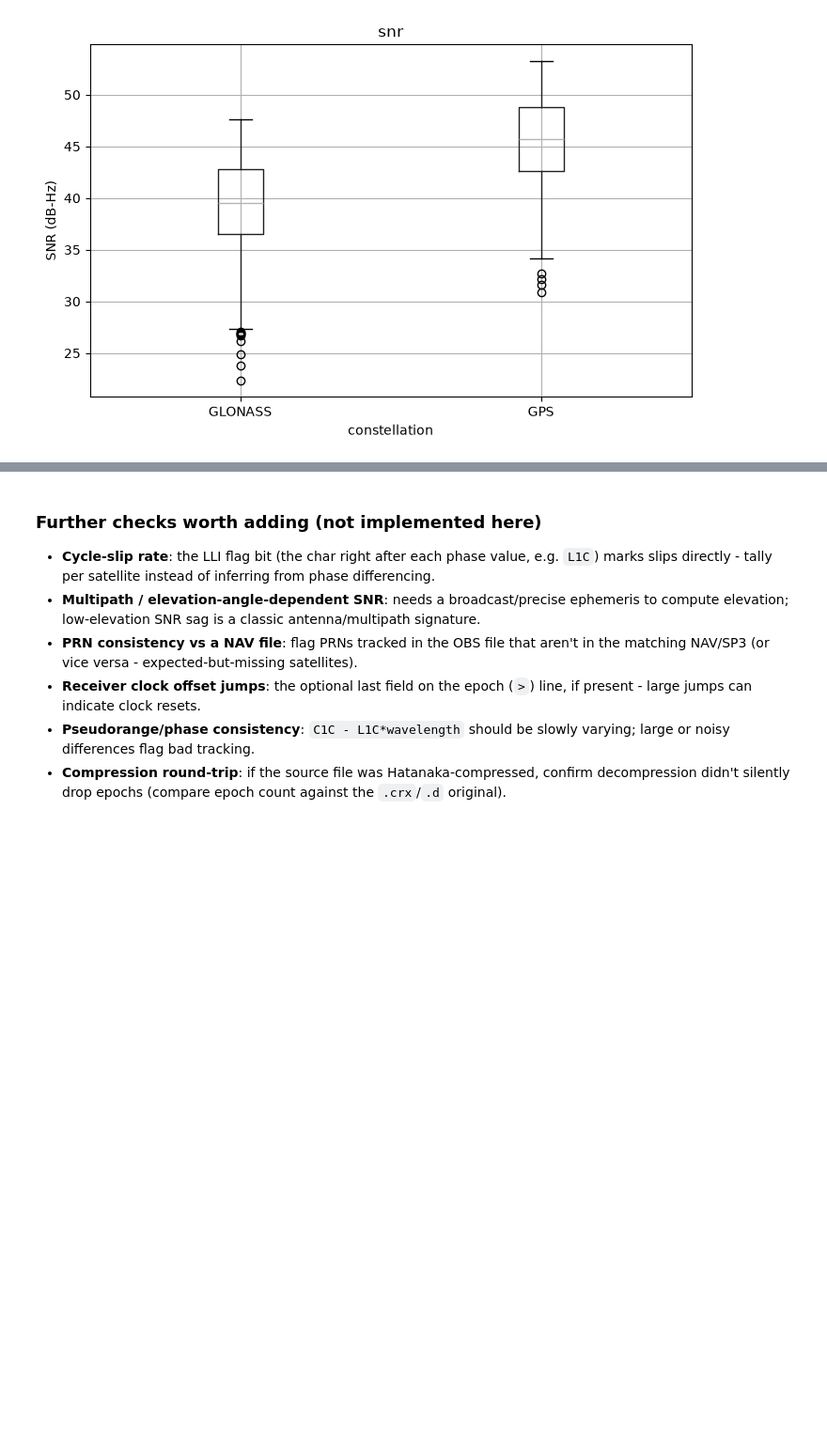
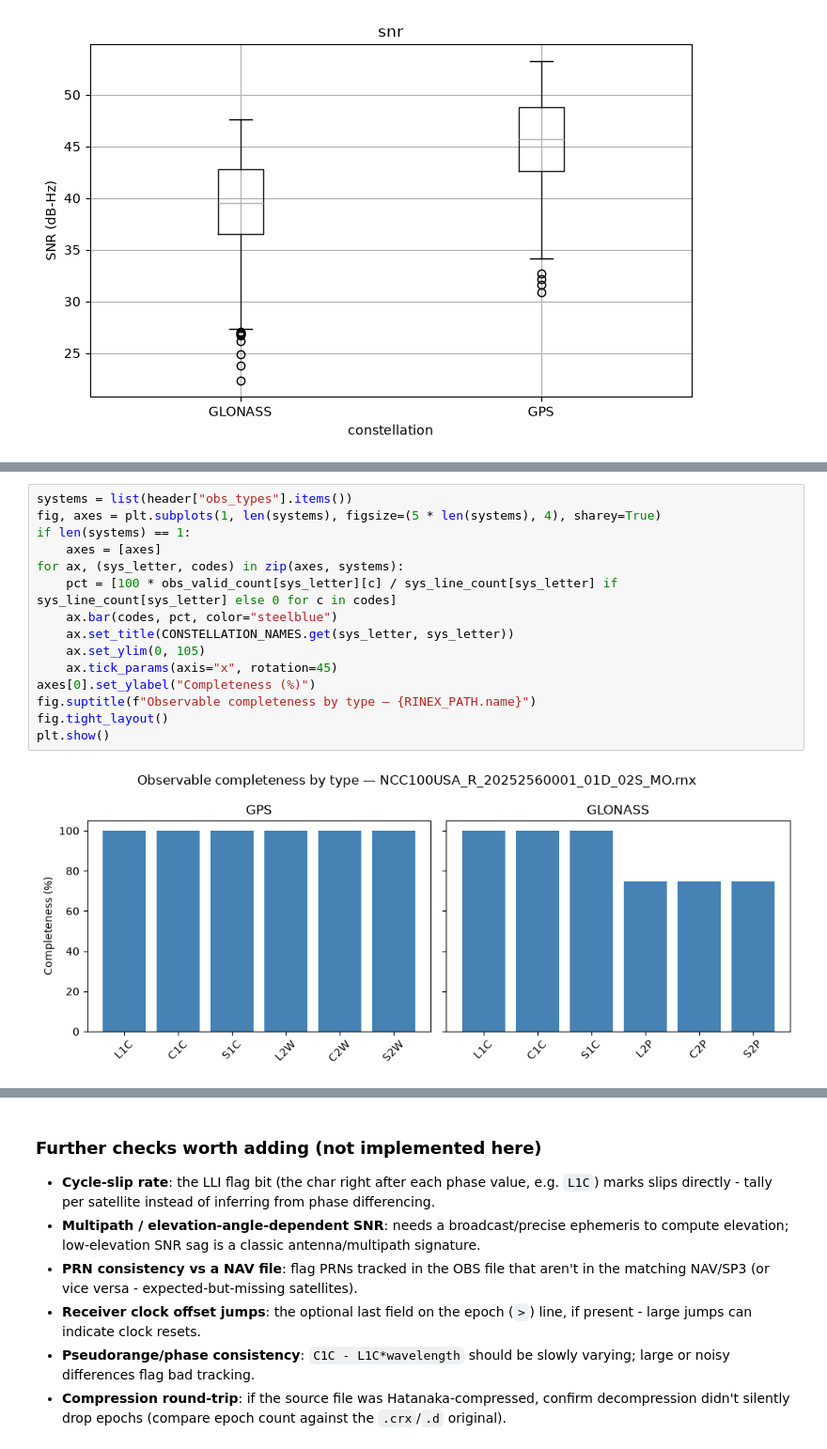
Before and after one commit to EarthScope/seafloor_geodesy_notebooks, a Jupyter notebook: notebooks/rinex4_qc.ipynb, the cells around one changed output, grey strips where cells are left out. Shown at 94% size. Drawn from its saved outputs; the diff is of its cells as text; blank space fills up the shorter version.

```diff
--- a/notebooks/rinex4_qc.ipynb
+++ b/notebooks/rinex4_qc.ipynb
@@ -255,0 +307,17 @@ plt.show()
+# %%
+systems = list(header["obs_types"].items())
+fig, axes = plt.subplots(1, len(systems), figsize=(5 * len(systems), 4), sharey=True)
+if len(systems) == 1:
+    axes = [axes]
+for ax, (sys_letter, codes) in zip(axes, systems):
+    pct = [100 * obs_valid_count[sys_letter][c] / sys_line_count[sys_letter] if sys_line_count[sys_letter] else 0 for c in codes]
+    ax.bar(codes, pct, color="steelblue")
+    ax.set_title(CONSTELLATION_NAMES.get(sys_letter, sys_letter))
+    ax.set_ylim(0, 105)
+    ax.tick_params(axis="x", rotation=45)
+axes[0].set_ylabel("Completeness (%)")
+fig.suptitle(f"Observable completeness by type — {RINEX_PATH.name}")
+fig.tight_layout()
+plt.show()
+# %% [output]
+[figure, added]
```
Also changed, not shown: parts of 3 cells of this notebook, 1 other file.
